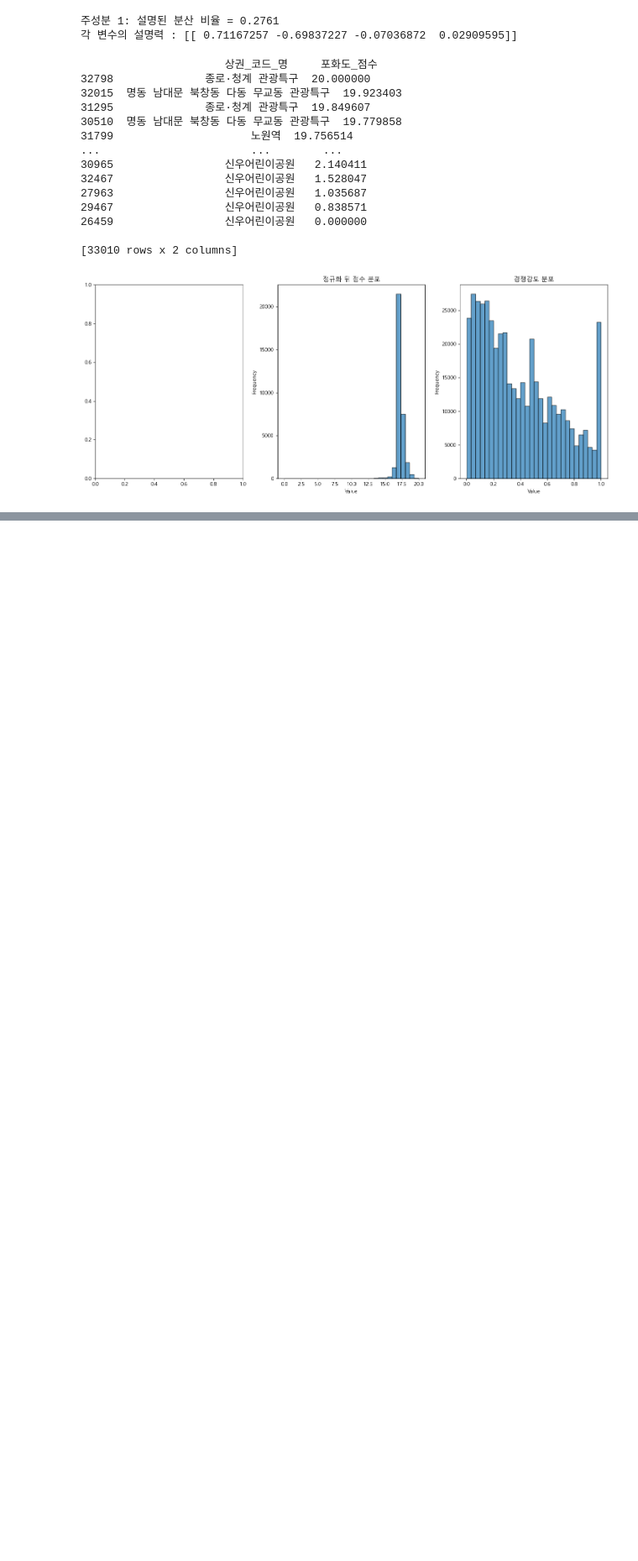
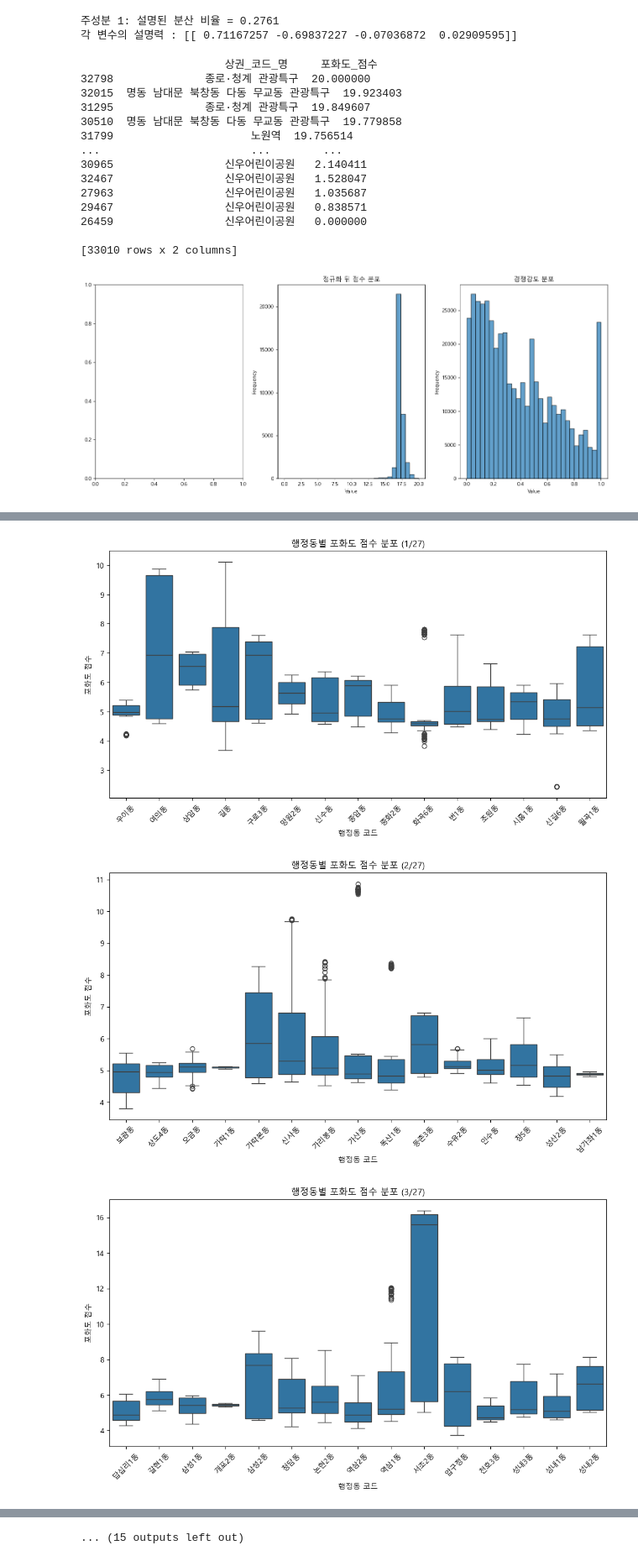
Before and after one commit to medici-bda10-sda/sda.final.project, a Jupyter notebook: 포화도 점수 산출.ipynb, the cells around one changed output, grey strips where cells are left out. Shown at 84% size. Drawn from its saved outputs; the diff is of its cells as text; code cells hidden in the pictures; blank space fills up the shorter version.

```diff
--- a/포화도 점수 산출.ipynb
+++ b/포화도 점수 산출.ipynb
@@ -445,0 +656,31 @@ plt.show()
+# %%
+# 고유한 행정동 코드 목록 가져오기
+unique_dong_codes = merged_df['행정동_코드_명'].unique()
+num_dongs = len(unique_dong_codes)
+
+# 한 번에 표시할 개수
+chunk_size = 15
+
+# 총 몇 개의 그래프가 필요한지 계산
+num_plots = int(np.ceil(num_dongs / chunk_size))
+
+for i in range(num_plots):
+    plt.figure(figsize=(12, 6))  # 그래프 크기 설정
+
+    # 현재 그룹에 포함될 행정동 코드 선택
+    chunk = unique_dong_codes[i * chunk_size: (i + 1) * chunk_size]
+
+    # 필터링하여 박스 플롯 생성
+    sns.boxplot(data=merged_df[merged_df['행정동_코드_명'].isin(chunk)],
+                x='행정동_코드_명', y='포화도_점수')
+
+    plt.xticks(rotation=45)  # X축 라벨 회전 (가독성 향상)
+    plt.xlabel('행정동 코드')
+    plt.ylabel('포화도 점수')
+    plt.title(f'행정동별 포화도 점수 분포 ({i+1}/{num_plots})')
+
+    plt.show()  # 그래프 출력
+# %% [output]
+[figure, added]
+[figure, added]
+[figure, added]
@@ -445,0 +696 @@ plt.show()
+... (15 outputs left out)
```
Also changed, not shown: parts of 28 cells of this notebook, 2 other files.
